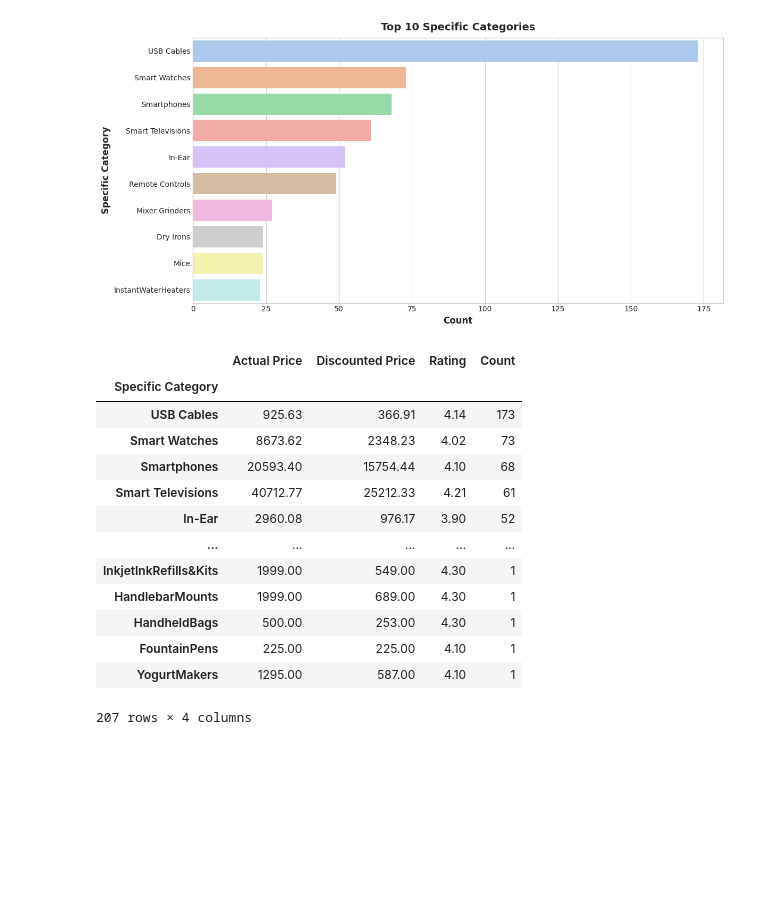
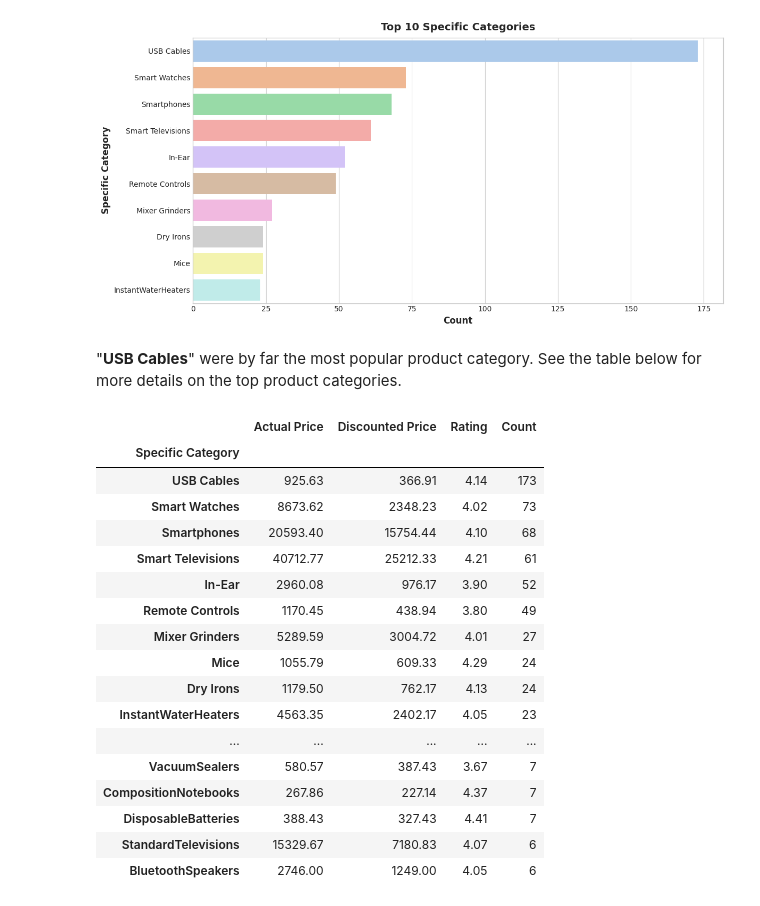
Before and after one commit to miladistic/data-analysis, a Jupyter notebook: amazon-sales-analysis.ipynb, the cells around one changed output. Drawn from its saved outputs; the diff is of its cells as text; code cells hidden in the pictures; blank space fills up the shorter version.

Commit message:
Kaggle Notebook | Amazon Sales Analysis | Version 2

```diff
--- a/amazon-sales-analysis.ipynb
+++ b/amazon-sales-analysis.ipynb
@@ -251,33 +257,39 @@ plt.title('Top 10 Specific Categories')
 # %% [output]
 Text(0.5, 1.0, 'Top 10 Specific Categories')
 [figure]
+# %% [markdown]
+"**USB Cables**" were by far the most popular product category. See the table below for more details on the top product categories.
 # %%
 # Calculate average values and count of products in each specific category
 specific_cat_count = data.groupby(['Specific Category']).agg({'Actual Price': 'mean',
                                                            'Discounted Price': 'mean',
                                                            'Rating': 'mean',
                                                            'Specific Category': 'size'}).round(2)
 
 # Rename the 'Specific Category' column to 'Count'
 specific_cat_count = specific_cat_count.rename(columns={'Specific Category': 'Count'})
 
 # Sort the results based on the count in descending order
 specific_cat_count = specific_cat_count.sort_values('Count', ascending=False)
 
 # Display the DataFrame
-specific_cat_count
+specific_cat_count.head(50)
 # %% [output]
 |  | Actual Price | Discounted Price | Rating | Count |
 | Specific Category |  |  |  |  |
 | USB Cables | 925.63 | 366.91 | 4.14 | 173 |
 | Smart Watches | 8673.62 | 2348.23 | 4.02 | 73 |
 | Smartphones | 20593.40 | 15754.44 | 4.10 | 68 |
 | Smart Televisions | 40712.77 | 25212.33 | 4.21 | 61 |
 | In-Ear | 2960.08 | 976.17 | 3.90 | 52 |
+| Remote Controls | 1170.45 | 438.94 | 3.80 | 49 |
+| Mixer Grinders | 5289.59 | 3004.72 | 4.01 | 27 |
+| Mice | 1055.79 | 609.33 | 4.29 | 24 |
+| Dry Irons | 1179.50 | 762.17 | 4.13 | 24 |
+| InstantWaterHeaters | 4563.35 | 2402.17 | 4.05 | 23 |
 | ... | ... | ... | ... | ... |
-| InkjetInkRefills&Kits | 1999.00 | 549.00 | 4.30 | 1 |
-| HandlebarMounts | 1999.00 | 689.00 | 4.30 | 1 |
-| HandheldBags | 500.00 | 253.00 | 4.30 | 1 |
-| FountainPens | 225.00 | 225.00 | 4.10 | 1 |
-| YogurtMakers | 1295.00 | 587.00 | 4.10 | 1 |
+| VacuumSealers | 580.57 | 387.43 | 3.67 | 7 |
+| CompositionNotebooks | 267.86 | 227.14 | 4.37 | 7 |
+| DisposableBatteries | 388.43 | 327.43 | 4.41 | 7 |
+| StandardTelevisions | 15329.67 | 7180.83 | 4.07 | 6 |
+| BluetoothSpeakers | 2746.00 | 1249.00 | 4.05 | 6 |
-207 rows × 4 columns
```
Also changed, not shown: parts of 15 cells of this notebook.
